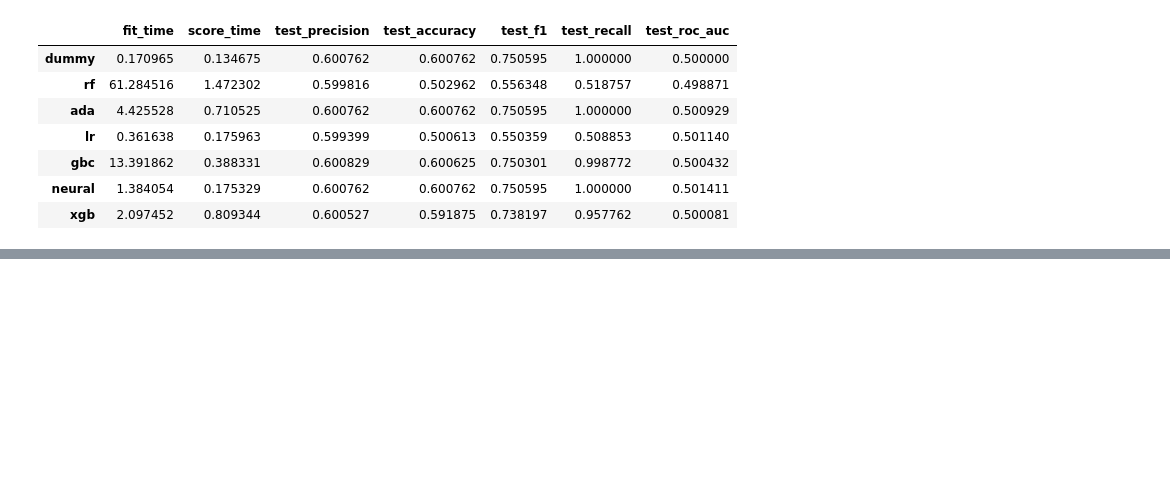
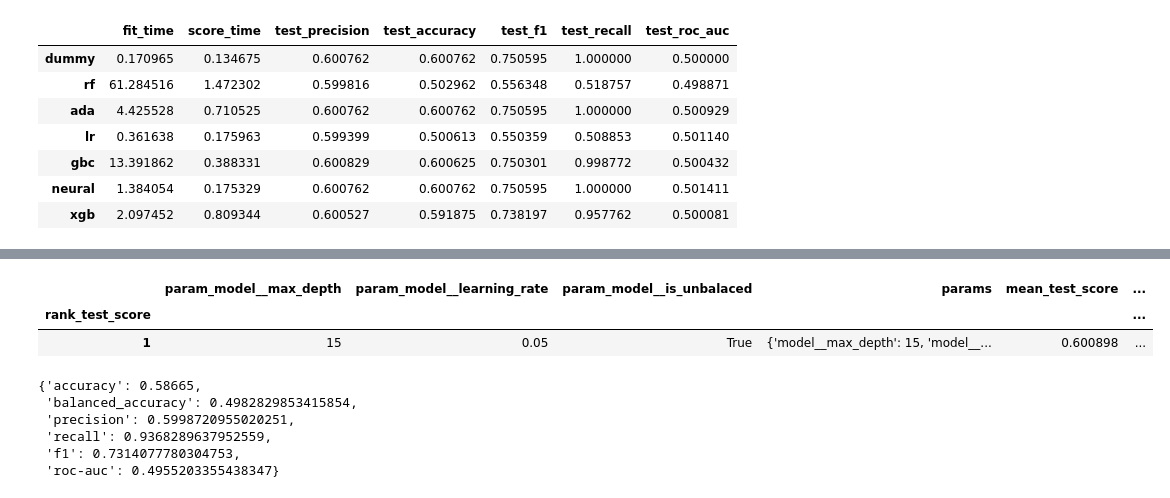
Before and after one commit to ChenYP-1982/AdaPr3, a Jupyter notebook: AdaPr3.ipynb, the cells around one changed output, grey strips where cells are left out. Drawn from its saved outputs; the diff is of its cells as text; code cells hidden in the pictures; blank space fills up the shorter version.

```diff
--- a/AdaPr3.ipynb
+++ b/AdaPr3.ipynb
@@ -278,0 +300,7 @@ Parameters: { "is_unbalaced", "is_unbalanced" } are not used.
+# %%
+df_random_final=pd.DataFrame(final_random.cv_results_).set_index("rank_test_score").sort_index()
+df_random_final.loc[:,~df_random_final.columns.str.contains("split|time")].head(1)
+# %% [output]
+|  | param_model__max_depth | param_model__learning_rate | param_model__is_unbalaced | params | mean_test_score | ... |
+| rank_test_score |  |  |  |  |  | ... |
+| 1 | 15 | 0.05 | True | {'model__max_depth': 15, 'model__... | 0.600898 | ... |
@@ -278,0 +313,9 @@ Parameters: { "is_unbalaced", "is_unbalanced" } are not used.
+# %%
+calculate_metrics(pipe_xgbfinal, X_test,y_test)
+# %% [output]
+{'accuracy': 0.58665,
+ 'balanced_accuracy': 0.4982829853415854,
+ 'precision': 0.5998720955020251,
+ 'recall': 0.9368289637952559,
+ 'f1': 0.7314077780304753,
+ 'roc-auc': 0.4955203355438347}
```
Also changed, not shown: parts of 5 cells of this notebook, 1 other file.
